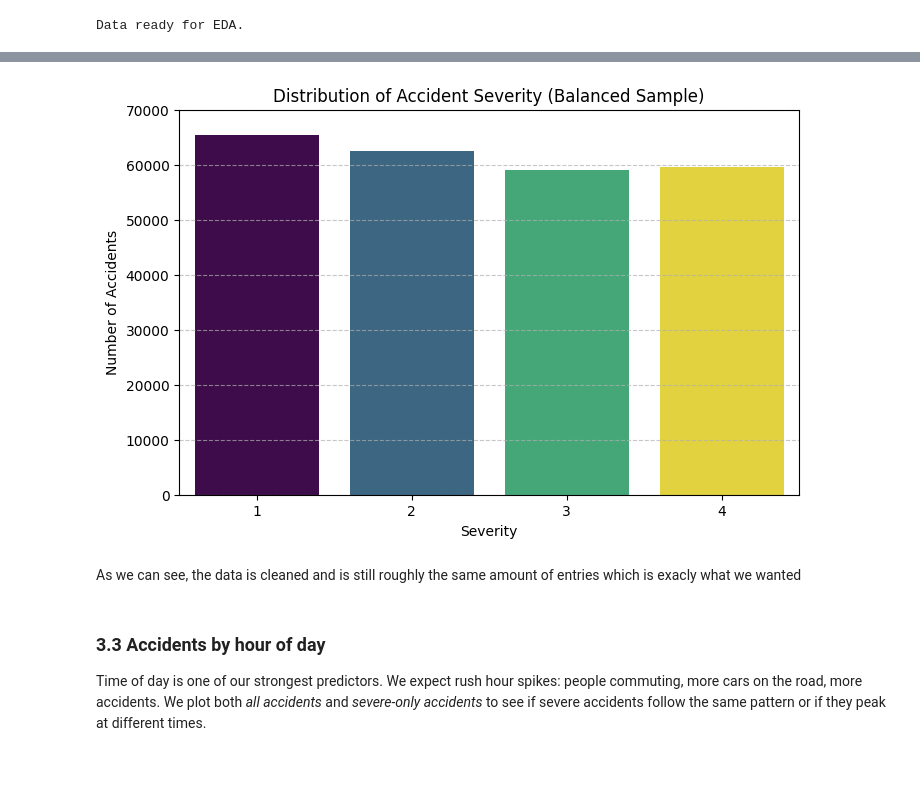
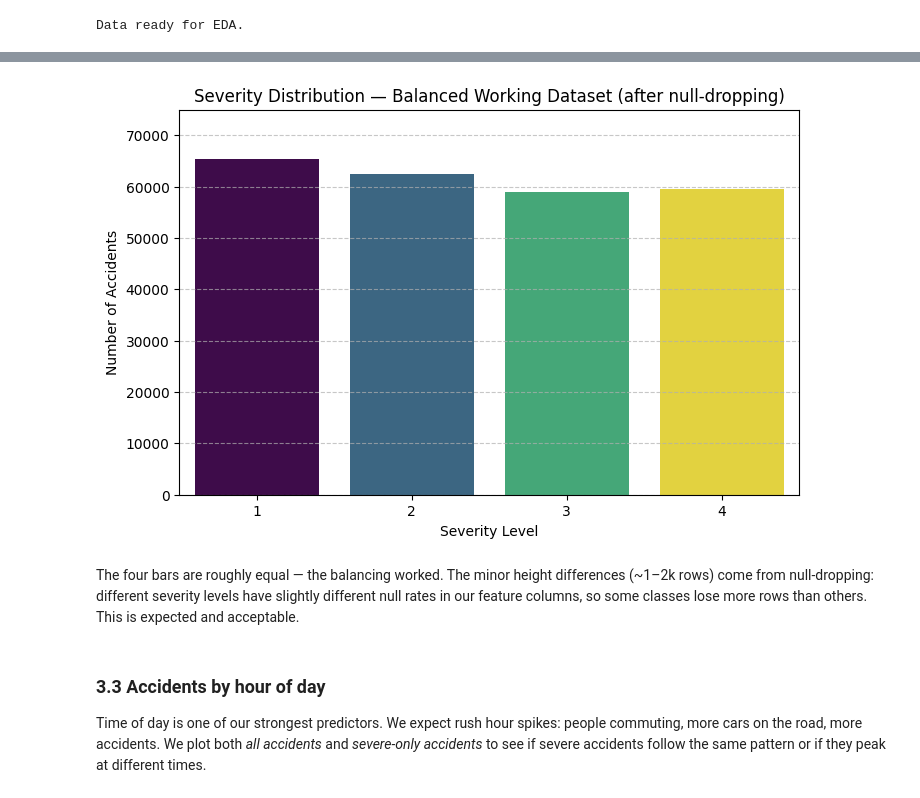
Before and after one commit to ErkUyghur/cis-2450-accident-severity, a Jupyter notebook: notebooks/01_eda_and_baseline.ipynb, the cells around one changed output, grey strips where cells are left out. Cells and saved outputs as stored; diff of their text form; code cells hidden in the pictures; blank space fills up the shorter version.

Commit message:
emphasize data imbalance and downsampling fix

```diff
--- a/notebooks/01_eda_and_baseline.ipynb
+++ b/notebooks/01_eda_and_baseline.ipynb
@@ -156,17 +204,18 @@ Our balancing script gave each severity class ~67k rows. After dropping nulls in
 # %%
-# Visual 1: Distribution of Accident Severity
+# Balanced working dataset — severity counts after dropping nulls in model features.
+# Minor variations from the ~67k target reflect differing null rates across severity levels.
 plt.figure(figsize=(8, 5))
 sns.countplot(data=pdf, x='Severity', hue='Severity', palette='viridis', legend=False)
-plt.title('Distribution of Accident Severity (Balanced Sample)')
-plt.xlabel('Severity')
+plt.title('Severity Distribution — Balanced Working Dataset (after null-dropping)')
+plt.xlabel('Severity Level')
 plt.ylabel('Number of Accidents')
-plt.ylim(0, 70000)  # start y-axis at 0 so visual differences match real differences
+plt.ylim(0, 75000)
 plt.grid(axis='y', linestyle='--', alpha=0.7)
 plt.show()
 # %% [output]
-[figure, old version]
+[figure, new version]
 # %% [markdown]
-As we can see, the data is cleaned and is still roughly the same amount of entries which is exacly what we wanted
+The four bars are roughly equal — the balancing worked. The minor height differences (~1–2k rows) come from null-dropping: different severity levels have slightly different null rates in our feature columns, so some classes lose more rows than others. This is expected and acceptable.
 # %% [markdown]
 ### 3.3 Accidents by hour of day
 
```
Also changed, not shown: parts of 3 cells of this notebook, 1 other file.
